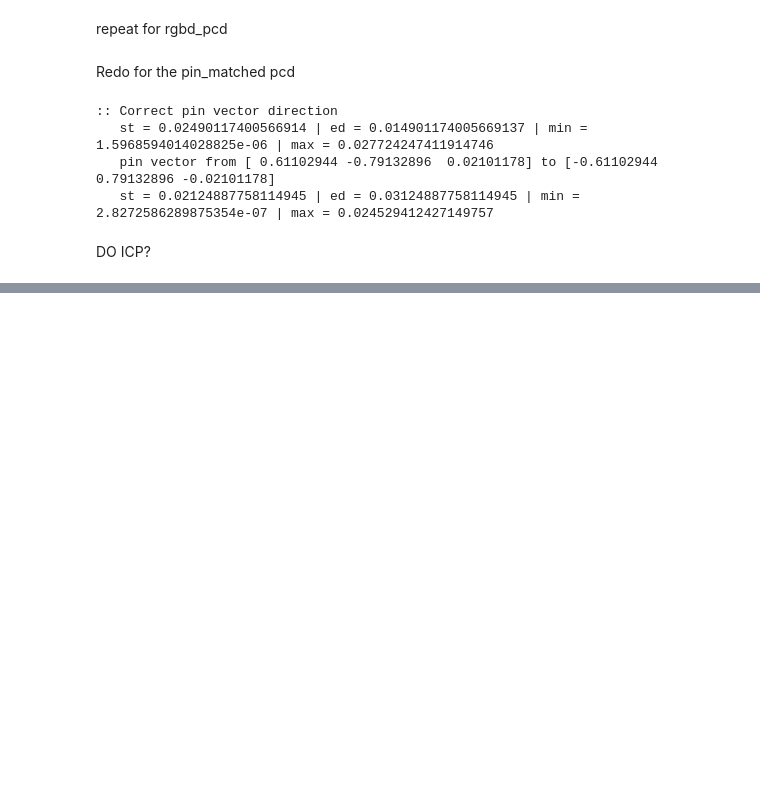
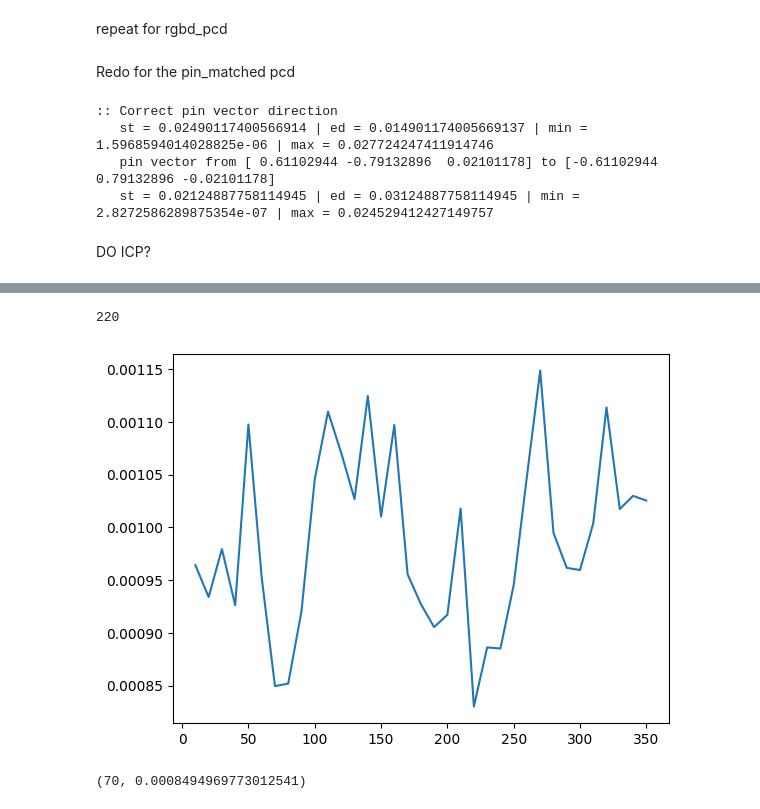
Before and after one commit to UTokyo-FieldPhenomics-Lab/PotatoScan, a Jupyter notebook: 3dscan/03_sfm_rgbd_registration/09_icp_by_cross.ipynb, the cells around one changed output, grey strips where cells are left out. Drawn from its saved outputs; the diff is of its cells as text; code cells hidden in the pictures; blank space fills up the shorter version.

```diff
--- a/3dscan/03_sfm_rgbd_registration/09_icp_by_cross.ipynb
+++ b/3dscan/03_sfm_rgbd_registration/09_icp_by_cross.ipynb
@@ -258,0 +242,4 @@ array([[ 9.98848982e-01,  4.78834088e-02, -2.80882440e-03,
+# %%
+result_icp = shape_based_icp(rgbd_nbr_cross_pcd, sfm_nbr_cross_pcd, )
+
+print(result_icp.fitness, result_icp.inlier_rmse, result_icp.transformation)
@@ -262,0 +257,31 @@ draw_registration_result(rgbd_nbr_cross_pcd, sfm_nbr_cross_pcd, o_matrix, show=T
+# %%
+rotate_point, rotate_axis = rgbd_pin_data_it['circle_center_3d'], rgbd_pin_data_it['vector']
+source_pcd = rgbd_nbr_data_it['nbr_pcd']
+
+rmses = []
+angles = []
+matrix = []
+
+for angle in range(1, 36):
+
+    rot_matrix = util_la.rotation_matrix_around_vector(rotate_axis, rotate_point, angle*10)
+    # rgbd -> to rotate
+    source_rot_vector_pcd = copy.deepcopy(source_pcd).transform(rot_matrix)
+    # source_rot_vector_pcd.paint_uniform_color([1,0,0])
+
+    rgbd_nbr_cross_pcd, rgbd_uv_id = get_nbr_cross(
+        source_rot_vector_pcd,
+        rgbd_pin_data_it['circle_center_3d'],
+        rgbd_pin_data_it['vector'],
+        buffer=0.001
+    )
+
+    result_icp = shape_based_icp(rgbd_nbr_cross_pcd, sfm_nbr_cross_pcd)
+
+    rmses.append(result_icp.inlier_rmse)
+    matrix.append(result_icp.transformation)
+    angles.append(angle * 10)
+
+    print(f"- Rotate {angle * 10} | RMSE={result_icp.inlier_rmse}")
+
+    # draw_registration_result(rgbd_nbr_cross_pcd, sfm_nbr_cross_pcd, result_icp.transformation, show=True)
@@ -262,0 +306,7 @@ draw_registration_result(rgbd_nbr_cross_pcd, sfm_nbr_cross_pcd, o_matrix, show=T
+# %%
+angles = np.asarray(angles)
+rmses = np.asarray(rmses)
+
+# find the minimum values
+best_angle = angles[np.argmin(rmses)]
+best_rot_matrix = matrix[np.argmin(rmses)]
@@ -262,0 +315,14 @@ draw_registration_result(rgbd_nbr_cross_pcd, sfm_nbr_cross_pcd, o_matrix, show=T
+# %%
+plt.plot(angles, rmses)
+best_angle
+# %% [output]
+220
+[figure, added]
+# %%
+best_angle = angles[6]
+best_rot_matrix = matrix[6]
+rmse = rmses[6]
+
+best_angle, rmse
+# %% [output]
+(70, 0.0008494969773012541)
```
Also changed, not shown: parts of 10 cells of this notebook, 5 other files.
